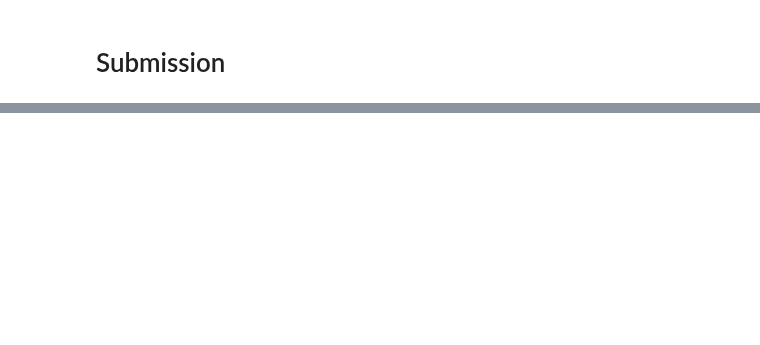
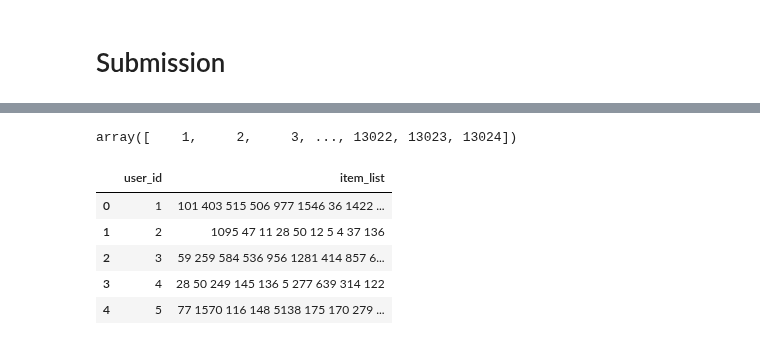
Before and after one commit to CarloSgaravatti/Recsys_Challenge_2023, a Jupyter notebook: challenge_notebooks/hyperparameters-tuning-better.ipynb, the cells around one changed output, grey strips where cells are left out. Cells and saved outputs as stored; diff of their text form; code cells hidden in the pictures; blank space fills up the shorter version.

Commit message:
Kaggle Notebook | Hyperparameters Tuning - Better | Version 4

```diff
--- a/challenge_notebooks/hyperparameters-tuning-better.ipynb
+++ b/challenge_notebooks/hyperparameters-tuning-better.ipynb
@@ -407,5 +405,5 @@ def objective_item_knn(trial):
 if config['tune_parameters_item_knn']:
     study = optuna.create_study(direction='maximize', study_name='hyperparameters_tuning_knn_item',
                                 storage=f'sqlite:///{config["database_path"]}', load_if_exists=True)
-    study.optimize(objective_item_knn, n_trials=100)
+    study.optimize(objective_item_knn, n_trials=50)
 # %% [output]
@@ -699,8 +697,8 @@ if config['save_github'] and (config['tune_parameters_user_knn'] or config['tune
 # %% [markdown]
 # Training best model
 # %%
-# with open('/kaggle/working/best_params_knn_item.json', 'r') as params_file:
-#     params_knn = json.load(params_file)
+with open('/kaggle/working/best_params_knn_item.json', 'r') as params_file:
+    params_knn = json.load(params_file)
 
-# recommender = ItemKNNCFRecommender(URM_all)
-# recommender.fit(topK=params_knn['topK'], shrink=params_knn['shrink'], similarity=params_knn['similarity'])
+recommender = ItemKNNCFRecommender(URM_all)
+recommender.fit(topK=params_knn['topK'], shrink=params_knn['shrink'], similarity=params_knn['similarity'])
@@ -713,10 +731,19 @@ if config['save_github'] and (config['tune_parameters_user_knn'] or config['tune
 # %%
-# user_ids_test['user_id'].unique()
+user_ids_test['user_id'].unique()
+# %% [output]
+array([    1,     2,     3, ..., 13022, 13023, 13024])
 # %%
-# # user_id and item_id start from 1
-# recommendations = recommender.recommend(user_ids_test['user_id'].unique() - 1, cutoff=10)
-# recommendations = [' '.join([str(item + 1) for item in r]).strip() for r in recommendations]
+# user_id and item_id start from 1
+recommendations = recommender.recommend(user_ids_test['user_id'].unique() - 1, cutoff=10)
+recommendations = [' '.join([str(item + 1) for item in r]).strip() for r in recommendations]
 
-# submission_df = pd.DataFrame({'user_id': user_ids_test['user_id'].unique(), 'item_list': recommendations})
-# submission_df.head()
+submission_df = pd.DataFrame({'user_id': user_ids_test['user_id'].unique(), 'item_list': recommendations})
+submission_df.head()
+# %% [output]
+|  | user_id | item_list |
+| 0 | 1 | 101 403 515 506 977 1546 36 1422 ... |
+| 1 | 2 | 1095 47 11 28 50 12 5 4 37 136 |
+| 2 | 3 | 59 259 584 536 956 1281 414 857 6... |
+| 3 | 4 | 28 50 249 145 136 5 277 639 314 122 |
+| 4 | 5 | 77 1570 116 148 5138 175 170 279 ... |
 # %%
```
Also changed, not shown: parts of 11 cells of this notebook.
